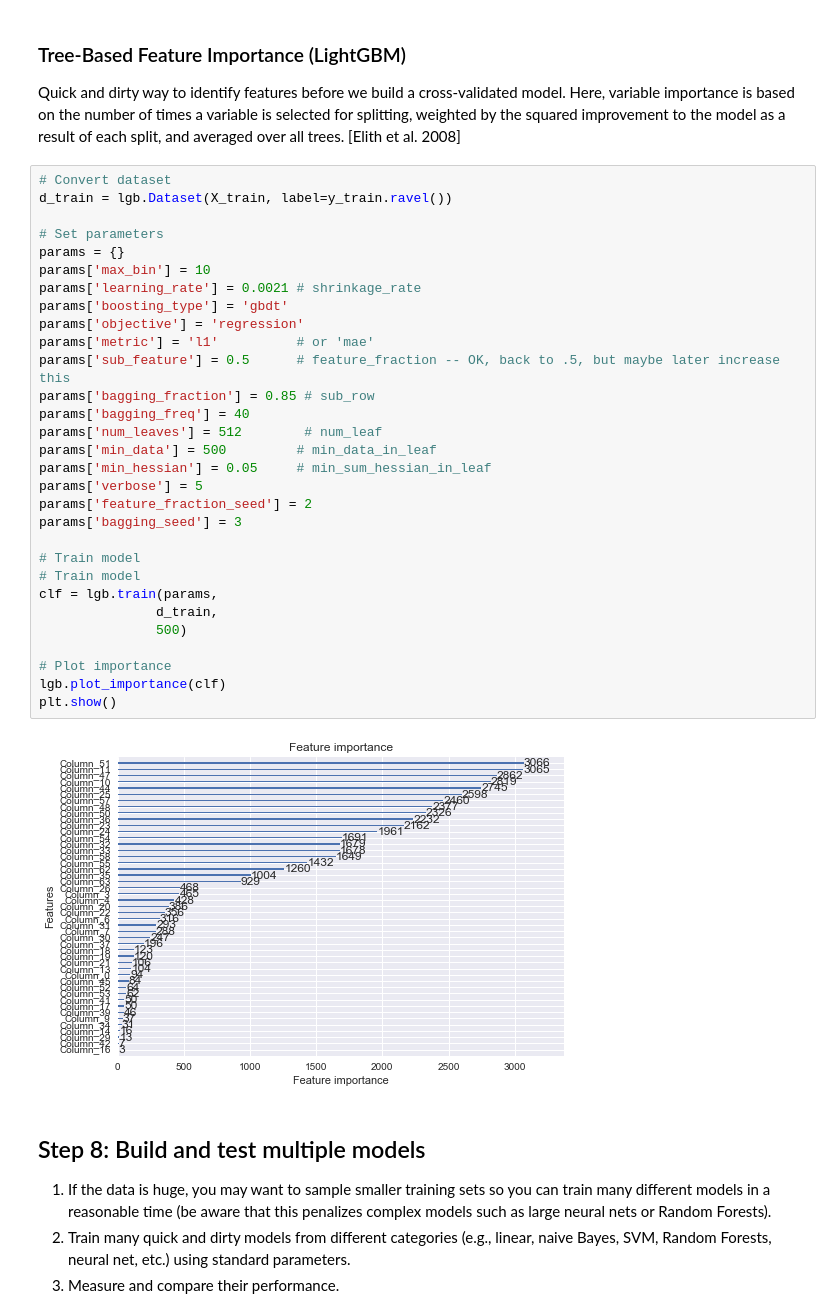
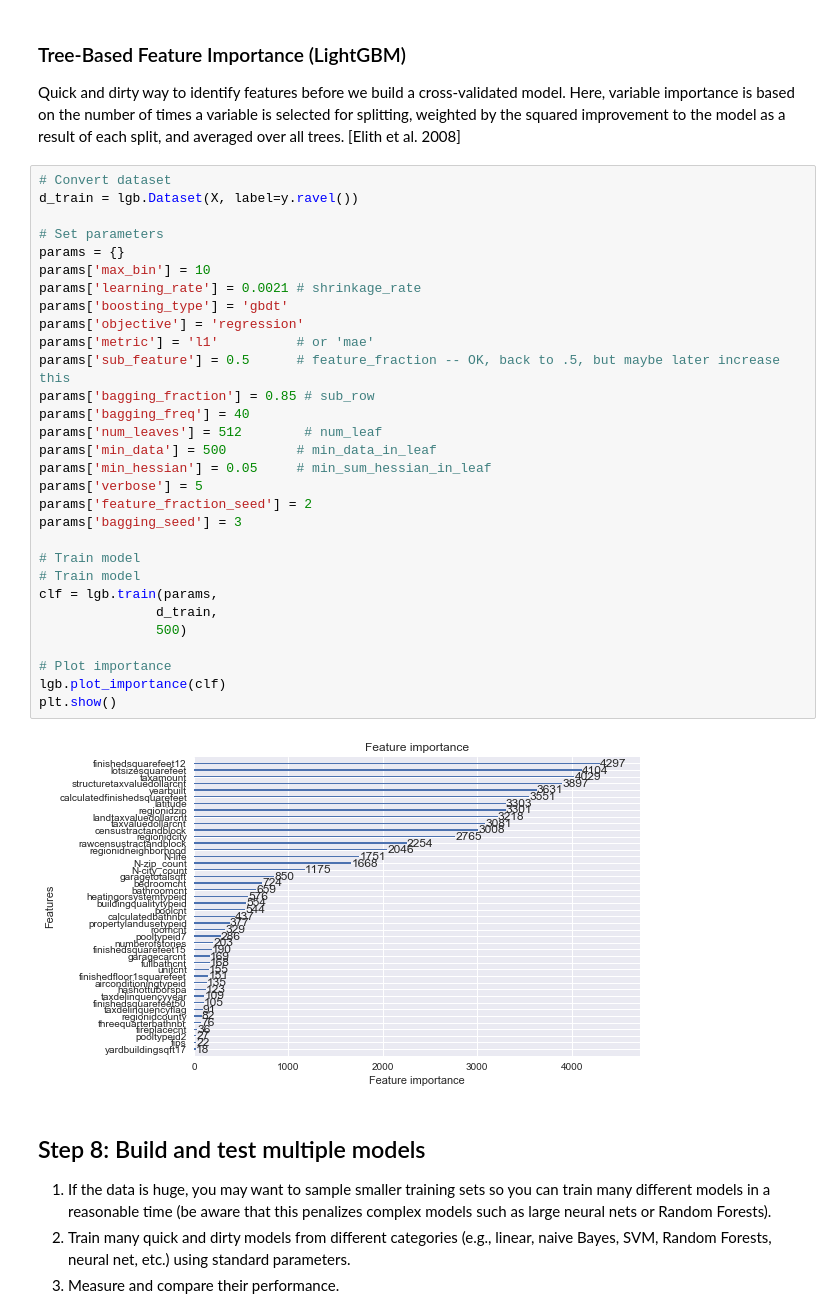
Before and after one commit to hyohong/Learning_AnalyticsFellow, a Jupyter notebook: Predicting_Home_Prices_for_Zillow.ipynb, the cells around one changed output. Drawn from its saved outputs; the diff is of its cells as text.

```diff
--- a/Predicting_Home_Prices_for_Zillow.ipynb
+++ b/Predicting_Home_Prices_for_Zillow.ipynb
@@ -527,36 +527,36 @@ More detailed explanation [here](http://www.chioka.in/differences-between-l1-and
 Quick and dirty way to identify features before we build a cross-validated model. Here, variable importance is based on the number of times a variable is selected for splitting, weighted by the squared improvement to the model as a result of each split, and averaged over all trees. [Elith et al. 2008]
 # %%
 # Convert dataset
-d_train = lgb.Dataset(X_train, label=y_train.ravel())
+d_train = lgb.Dataset(X, label=y.ravel())
 
 # Set parameters
 params = {}
 params['max_bin'] = 10
 params['learning_rate'] = 0.0021 # shrinkage_rate
 params['boosting_type'] = 'gbdt'
 params['objective'] = 'regression'
 params['metric'] = 'l1'          # or 'mae'
 params['sub_feature'] = 0.5      # feature_fraction -- OK, back to .5, but maybe later increase this
 params['bagging_fraction'] = 0.85 # sub_row
 params['bagging_freq'] = 40
 params['num_leaves'] = 512        # num_leaf
 params['min_data'] = 500         # min_data_in_leaf
 params['min_hessian'] = 0.05     # min_sum_hessian_in_leaf
 params['verbose'] = 5
 params['feature_fraction_seed'] = 2
 params['bagging_seed'] = 3
 
 # Train model
 # Train model
 clf = lgb.train(params,
                d_train,
                500)
 
 # Plot importance
 lgb.plot_importance(clf)
 plt.show()
 # %% [output]
-[figure, old version]
+[figure, new version]
 # %% [markdown]
 ## Step 8: Build and test multiple models
 1. If the data is huge, you may want to sample smaller training sets so you can train many different models in a reasonable time (be aware that this penalizes complex models such as large neural nets or Random Forests).
```
Also changed, not shown: parts of 1 cell of this notebook.
